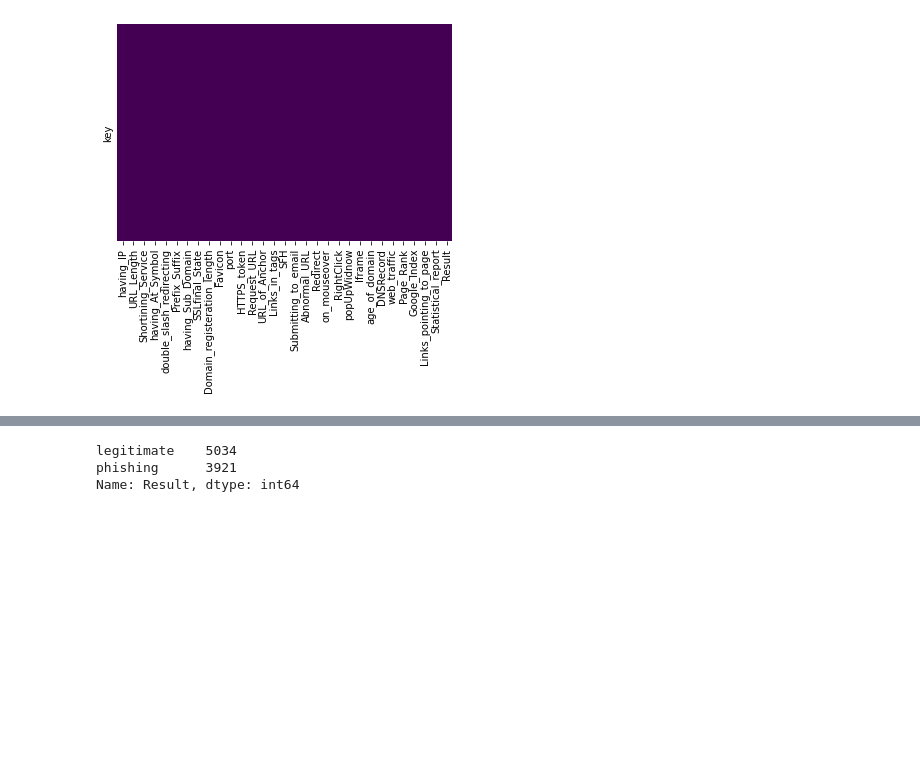
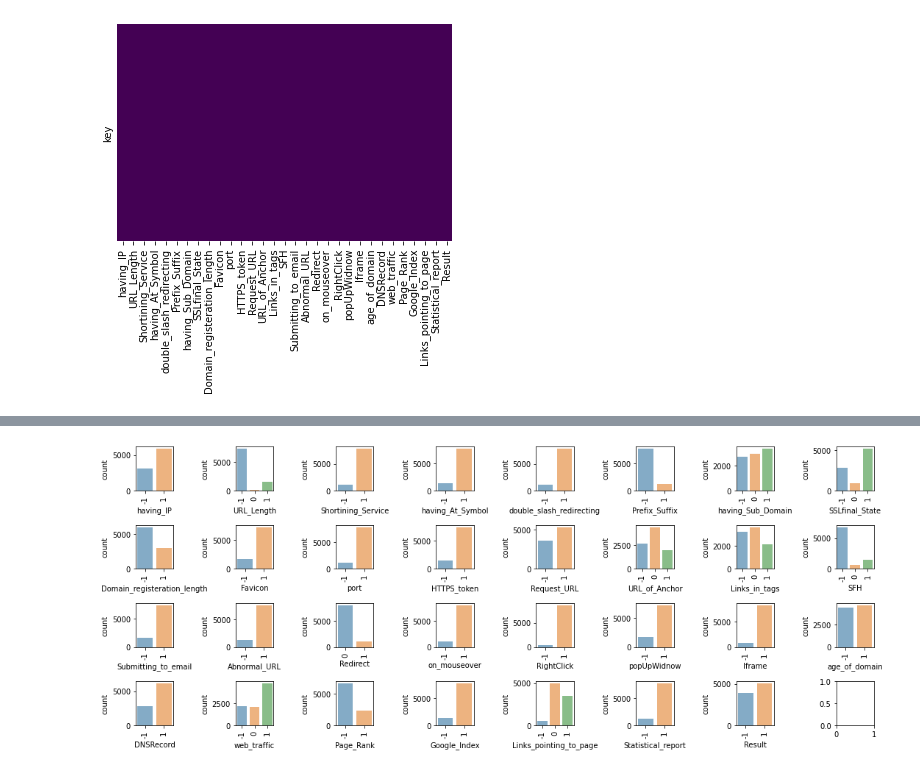
Before and after one commit to hariehkr/techGig, a Jupyter notebook: TechGig_ML_EDA.ipynb, the cells around one changed output, grey strips where cells are left out. Saved outputs shown, nothing was run; the diff lists cells and outputs as text; code cells hidden in the pictures; blank space fills up the shorter version.

```diff
--- a/TechGig_ML_EDA.ipynb
+++ b/TechGig_ML_EDA.ipynb
@@ -450,14 +372,6 @@ columns=['having_IP', 'URL_Length', 'Shortining_Service', 'having_At_Symbol',
-# %%
-df=df_train.copy()
-
-Results_replace={ 1:'legitimate',0:'suspicious',-1:'phishing'}
-df['Result'].replace(Results_replace, inplace=True)
-columns=df.columns
-fn_categorical_conversion(df,columns)
-df['Result'].value_counts()
-# %% [output]
-legitimate    5034
-phishing      3921
-Name: Result, dtype: int64
+# %%
+fn_plot_countplot(df_train)
+# %% [output]
+[figure, added]
 # %%
 sns.set(style="ticks")
```
Also changed, not shown: parts of 45 cells of this notebook.
